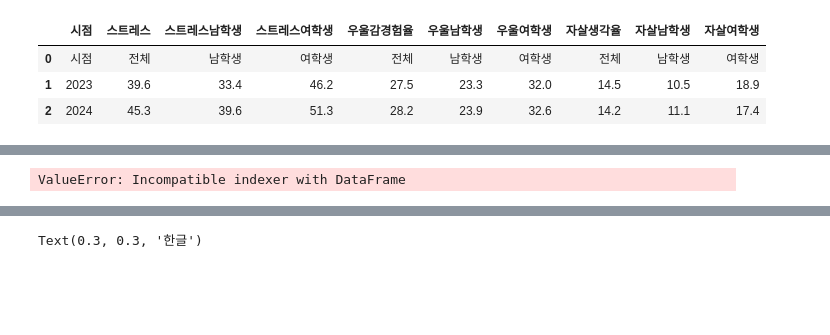
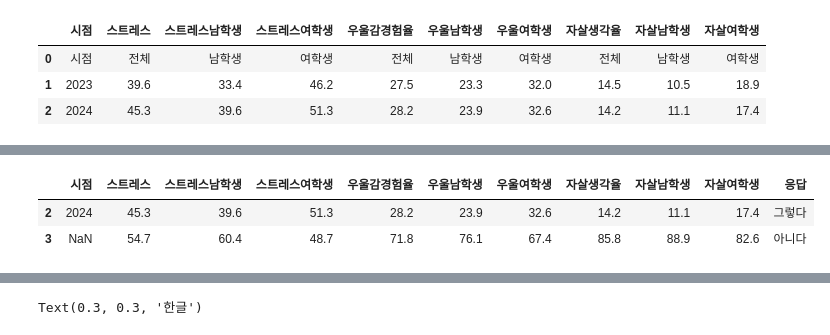
Before and after one commit to gi-yun/2025_PknuStudy_giyun, a Jupyter notebook: py11-5.ipynb, the cells around one changed output, grey strips where cells are left out. Cells and saved outputs as stored; diff of their text form; code cells hidden in the pictures; blank space fills up the shorter version.

```diff
--- a/py11-5.ipynb
+++ b/py11-5.ipynb
@@ -31,12 +42,22 @@ ori
 | 2 | 2024 | 45.3 | 39.6 | 51.3 | 28.2 | 23.9 | 32.6 | 14.2 | 11.1 | 17.4 |
 # %%
-# 2번 인덱스 행을 생성, 100에서 값을 뺀 값
-ori.loc[1]=100-ori.loc[1:,'스트레스':].astype(float)
-# 마지막에 응답컬럼을 생성, 그렇다 or 아니다
+ori=ori.copy()
+# 2번 인덱스 행을 생성 , 100에서 값을 뺀 값
+ori.loc[2] = 100 - ori.loc[1,'스트레스':].astype(float)
+# 마지막에 응답컬럼을 생성, 그렇다 or 아니다.
 ori['응답'] = ['그렇다','아니다']
 ori
+
+ori2=ori2.copy()
+# 2번 인덱스 행을 생성 , 100에서 값을 뺀 값
+ori2.loc[3] = 100 - ori2.loc[2,'스트레스':].astype(float)
+# 마지막에 응답컬럼을 생성, 그렇다 or 아니다.
+ori2['응답'] = ['그렇다','아니다']
+ori2
 # %% [output]
-ValueError: Incompatible indexer with DataFrame
+|  | 시점 | 스트레스 | 스트레스남학생 | 스트레스여학생 | 우울감경험율 | 우울남학생 | 우울여학생 | 자살생각율 | 자살남학생 | 자살여학생 | 응답 |
+| 2 | 2024 | 45.3 | 39.6 | 51.3 | 28.2 | 23.9 | 32.6 | 14.2 | 11.1 | 17.4 | 그렇다 |
+| 3 | NaN | 54.7 | 60.4 | 48.7 | 71.8 | 76.1 | 67.4 | 85.8 | 88.9 | 82.6 | 아니다 |
 # %%
 # 응답 을 기준 인덱스가 정리
 ori = ori.set_index('응답') # 컬럼 하나를 인덱스로 지정
```
Also changed, not shown: parts of 9 cells of this notebook, 29 other files.
